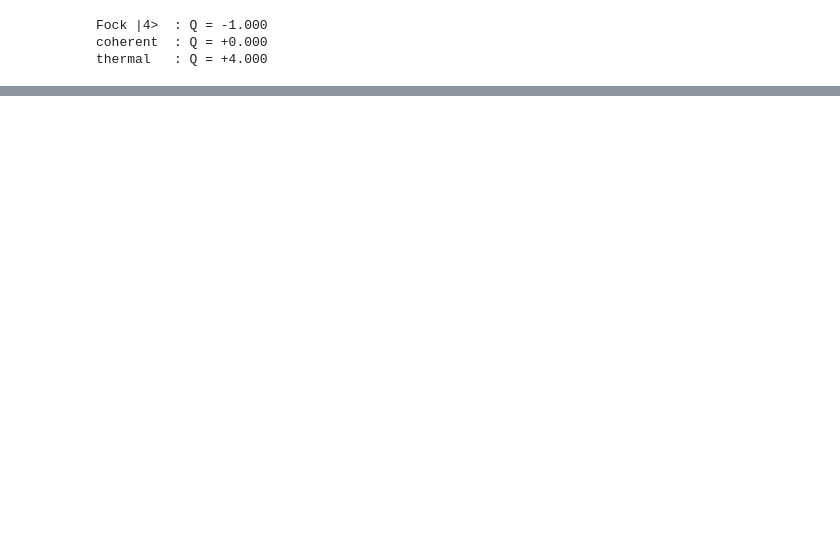
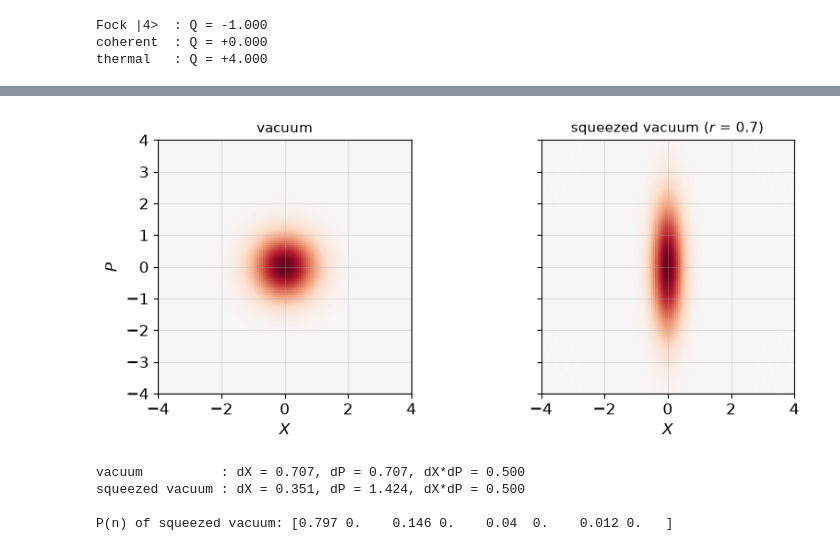
Before and after one commit to laserlab/CountingPhotons, a Jupyter notebook: lectures/01_QuantumLight_PhotonStatistics.ipynb, the cells around one changed output, grey strips where cells are left out. Saved outputs shown, nothing was run; the diff lists cells and outputs as text; code cells hidden in the pictures; blank space fills up the shorter version.

```diff
--- a/lectures/01_QuantumLight_PhotonStatistics.ipynb
+++ b/lectures/01_QuantumLight_PhotonStatistics.ipynb
@@ -188,0 +303,35 @@ plt.show()
+# %%
+# The state of nothing, upgraded: vacuum vs squeezed vacuum.
+r = 0.7                                    # squeezing parameter (~6 dB)
+vac = qutip.fock(N, 0)
+sq_vac = qutip.squeeze(N, r) * vac         # squeezed vacuum state
+
+fig, axes = plt.subplots(1, 2, figsize=(9, 3.8), sharey=True)
+for ax, (label, st) in zip(axes, [("vacuum", vac),
+                                  (f"squeezed vacuum ($r$ = {r})", sq_vac)]):
+    W = qutip.wigner(st, xvec, xvec)
+    vmax = np.abs(W).max()
+    ax.pcolormesh(xvec, xvec, W, cmap="RdBu_r", vmin=-vmax, vmax=vmax)
+    ax.set_title(label, fontsize=11)
+    ax.set_xlabel("$X$")
+    ax.set_aspect("equal")
+    ax.set_xlim(-4, 4); ax.set_ylim(-4, 4)
+axes[0].set_ylabel("$P$")
+plt.tight_layout()
+plt.show()
+
+for label, st in [("vacuum          ", vac), ("squeezed vacuum ", sq_vac)]:
+    dX = np.sqrt(qutip.variance(qutip.position(N), st))
+    dP = np.sqrt(qutip.variance(qutip.momentum(N), st))
+    print(f"{label}: dX = {dX:.3f}, dP = {dP:.3f}, dX*dP = {dX*dP:.3f}")
+
+# Bonus fingerprint: squeezed vacuum contains only EVEN photon numbers -
+# photons are born in pairs. Remember this on Wednesday (SPDC!).
+P_sq = photon_number_distribution(sq_vac)[:8]
+print("\nP(n) of squeezed vacuum:", np.array2string(P_sq, precision=3))
+# %% [output]
+[figure, added]
+vacuum          : dX = 0.707, dP = 0.707, dX*dP = 0.500
+squeezed vacuum : dX = 0.351, dP = 1.424, dX*dP = 0.500
+
+P(n) of squeezed vacuum: [0.797 0.    0.146 0.    0.04  0.    0.012 0.   ]
```
Also changed, not shown: parts of 24 cells of this notebook, 8 other files.
